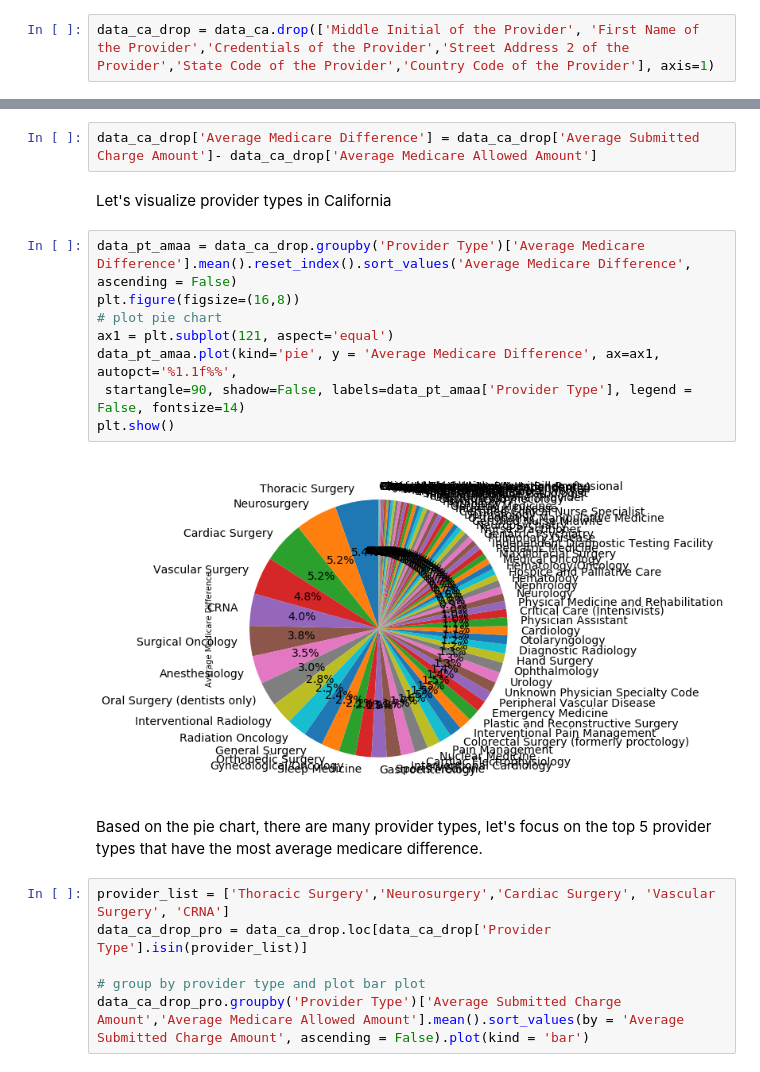
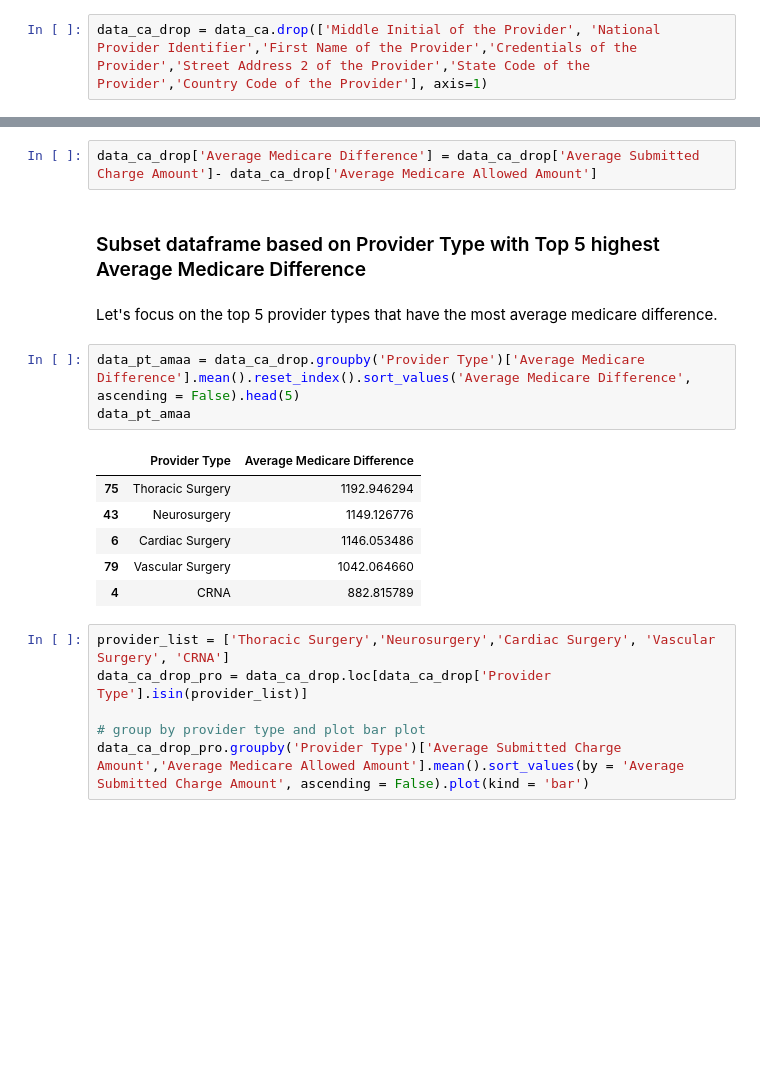
Before and after one commit to chvbs2000/SpringBoard, a Jupyter notebook: Capstone_Project1/analysis.ipynb, the cells around one changed output, grey strips where cells are left out. Drawn from its saved outputs; the diff is of its cells as text; blank space fills up the shorter version.

```diff
--- a/Capstone_Project1/analysis.ipynb
+++ b/Capstone_Project1/analysis.ipynb
@@ -39,4 +38,4 @@ def get_missing_percentage(column):
     total_n = len(column)
     return round(num/total_n, 2)
 # %%
-data_ca_drop = data_ca.drop(['Middle Initial of the Provider', 'First Name of the Provider','Credentials of the Provider','Street Address 2 of the Provider','State Code of the Provider','Country Code of the Provider'], axis=1)
+data_ca_drop = data_ca.drop(['Middle Initial of the Provider', 'National Provider Identifier','First Name of the Provider','Credentials of the Provider','Street Address 2 of the Provider','State Code of the Provider','Country Code of the Provider'], axis=1)
@@ -73,20 +76,20 @@ dtype: int64
 Now we don't have any missing value in the dataframe, let's look at more details in this data. First, let's create a column to show the difference between "Avergae submitted Charged Amount" and "Average Medicare Allowed Amount"
 # %%
 data_ca_drop['Average Medicare Difference'] = data_ca_drop['Average Submitted Charge Amount']- data_ca_drop['Average Medicare Allowed Amount']
-# %% [markdown]
-Let's visualize provider types in California
-# %%
-data_pt_amaa = data_ca_drop.groupby('Provider Type')['Average Medicare Difference'].mean().reset_index().sort_values('Average Medicare Difference', ascending = False)
-plt.figure(figsize=(16,8))
-# plot pie chart
-ax1 = plt.subplot(121, aspect='equal')
-data_pt_amaa.plot(kind='pie', y = 'Average Medicare Difference', ax=ax1, autopct='%1.1f%%',
- startangle=90, shadow=False, labels=data_pt_amaa['Provider Type'], legend = False, fontsize=14)
-plt.show()
-# %% [output]
-[figure, removed]
+# %% [markdown]
+### Subset dataframe based on Provider Type with Top 5 highest Average Medicare Difference
 # %% [markdown]
-Based on the pie chart, there are many provider types, let's focus on the top 5 provider types that have the most average medicare difference.
+Let's focus on the top 5 provider types that have the most average medicare difference.
+# %%
+data_pt_amaa = data_ca_drop.groupby('Provider Type')['Average Medicare Difference'].mean().reset_index().sort_values('Average Medicare Difference', ascending = False).head(5)
+data_pt_amaa
+# %% [output]
+|  | Provider Type | Average Medicare Difference |
+| 75 | Thoracic Surgery | 1192.946294 |
+| 43 | Neurosurgery | 1149.126776 |
+| 6 | Cardiac Surgery | 1146.053486 |
+| 79 | Vascular Surgery | 1042.064660 |
+| 4 | CRNA | 882.815789 |
 # %%
 provider_list = ['Thoracic Surgery','Neurosurgery','Cardiac Surgery', 'Vascular Surgery', 'CRNA']
 data_ca_drop_pro = data_ca_drop.loc[data_ca_drop['Provider Type'].isin(provider_list)]
```
Also changed, not shown: parts of 40 cells of this notebook.
